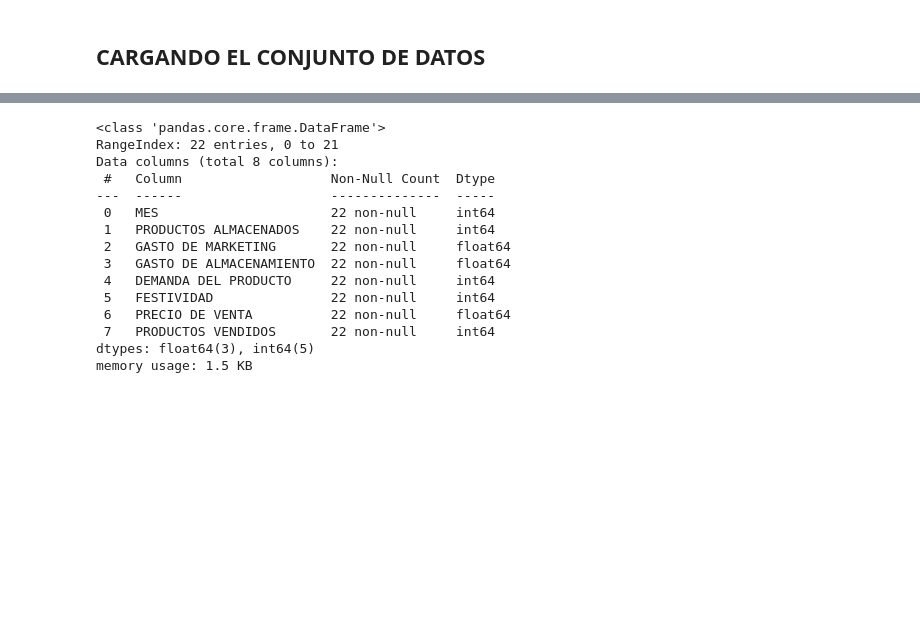
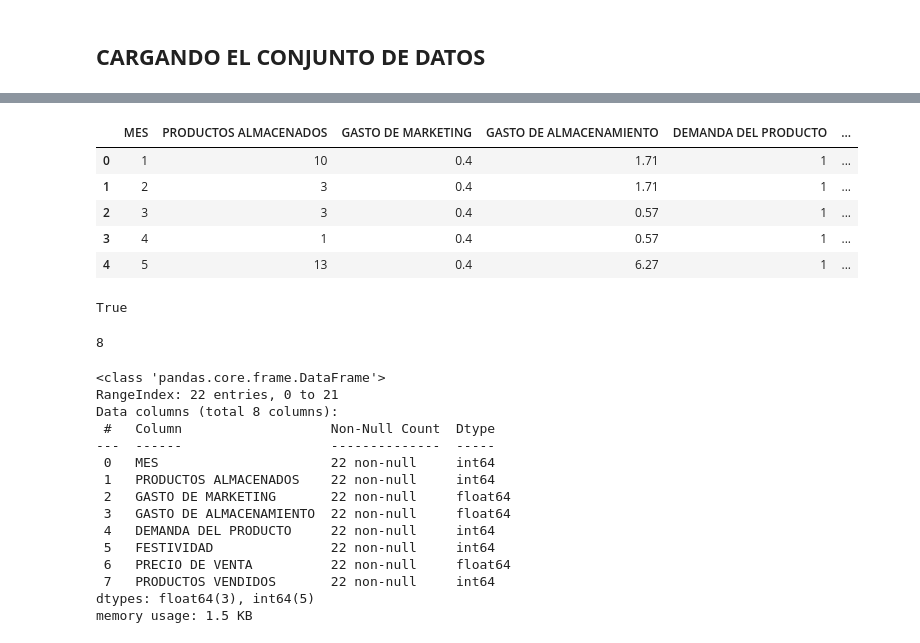
Before and after one commit to EliazarNoaLlas/App-Random-Forest-Regression, a Jupyter notebook: notebooks/modjup_nuevo.ipynb, the cells around one changed output, grey strips where cells are left out. Drawn from its saved outputs; the diff is of its cells as text; code cells hidden in the pictures; blank space fills up the shorter version.

```diff
--- a/notebooks/modjup_nuevo.ipynb
+++ b/notebooks/modjup_nuevo.ipynb
@@ -25,3 +35,22 @@ df_train.head(5)
+# %%
+new_df.columns = df_train.columns
+# %%
+new_df.head(5)
+# %% [output]
+|  | MES | PRODUCTOS ALMACENADOS | GASTO DE MARKETING | GASTO DE ALMACENAMIENTO | DEMANDA DEL PRODUCTO | ... |
+| 0 | 1 | 10 | 0.4 | 1.71 | 1 | ... |
+| 1 | 2 | 3 | 0.4 | 1.71 | 1 | ... |
+| 2 | 3 | 3 | 0.4 | 0.57 | 1 | ... |
+| 3 | 4 | 1 | 0.4 | 0.57 | 1 | ... |
+| 4 | 5 | 13 | 0.4 | 6.27 | 1 | ... |
+# %%
+all(df_train.columns == new_df.columns)
+# %% [output]
+True
+# %%
+len(df_train.columns)
+# %% [output]
+8
 # %%
 df_train.info()
 # %% [output]
```
Also changed, not shown: parts of 4 cells of this notebook, 12 other files.
